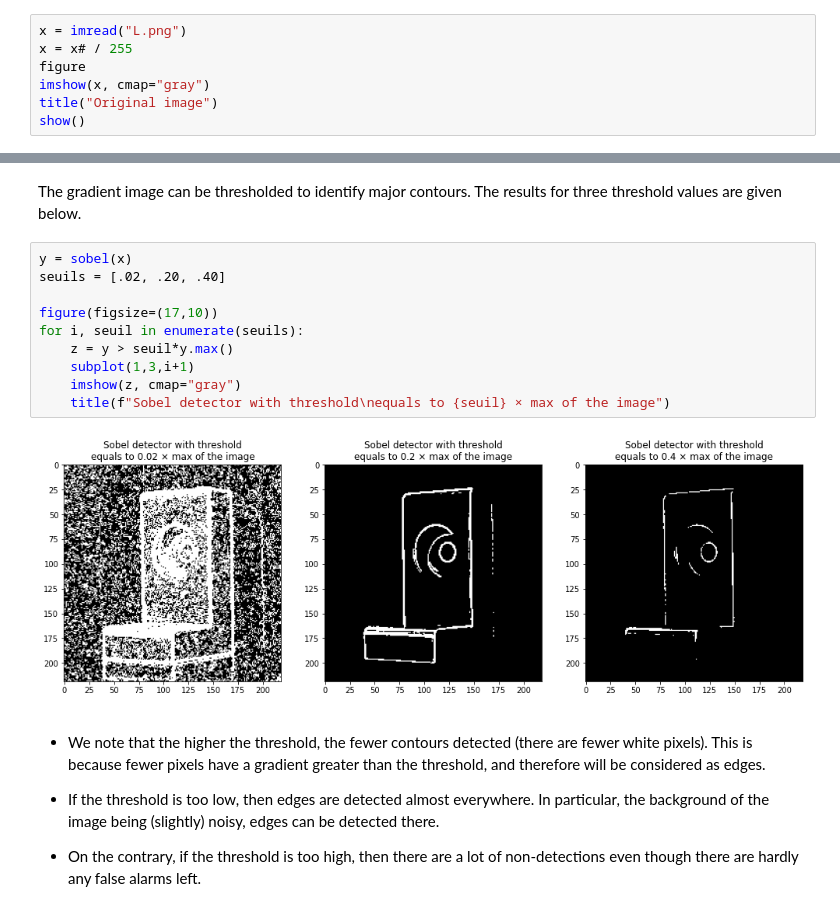
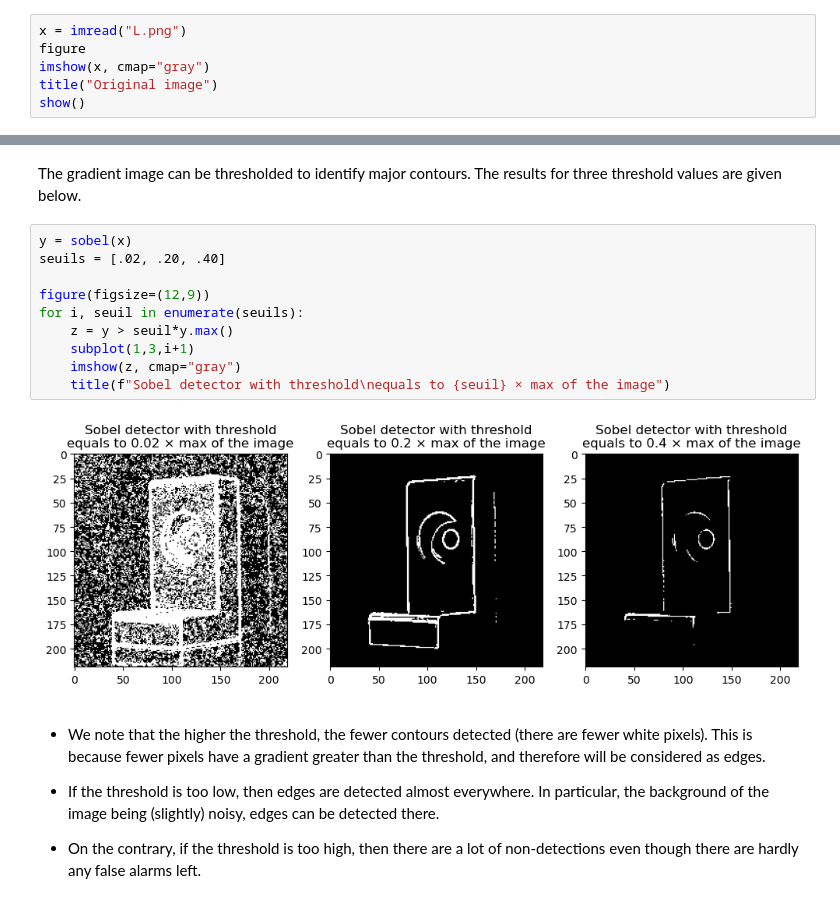
Before and after one commit to vincmazet/bip-labs, a Jupyter notebook: detection/lab1.ipynb, the cells around one changed output, grey strips where cells are left out. Cells and saved outputs as stored; diff of their text form.

```diff
--- a/detection/lab1.ipynb
+++ b/detection/lab1.ipynb
@@ -56,7 +50,6 @@ from matplotlib.pyplot import figure, imshow, title, subplot, plot, show, plot,
 import time
 # %%
 x = imread("L.png")
-x = x# / 255
 figure
 imshow(x, cmap="gray")
 title("Original image")
@@ -93,15 +91,15 @@ The results for three threshold values are given below.
 # %%
 y = sobel(x)
 seuils = [.02, .20, .40]
 
-figure(figsize=(17,10))
+figure(figsize=(12,9))
 for i, seuil in enumerate(seuils):
     z = y > seuil*y.max()
     subplot(1,3,i+1)
     imshow(z, cmap="gray")
     title(f"Sobel detector with threshold\nequals to {seuil} × max of the image")
 # %% [output]
-[figure, old version]
+[figure, new version]
 # %% [markdown]
 * We note that the higher the threshold, the fewer contours detected (there are fewer white pixels).
   This is because fewer pixels have a gradient greater than the threshold,
```
Also changed, not shown: parts of 12 cells of this notebook, 2 other files.
